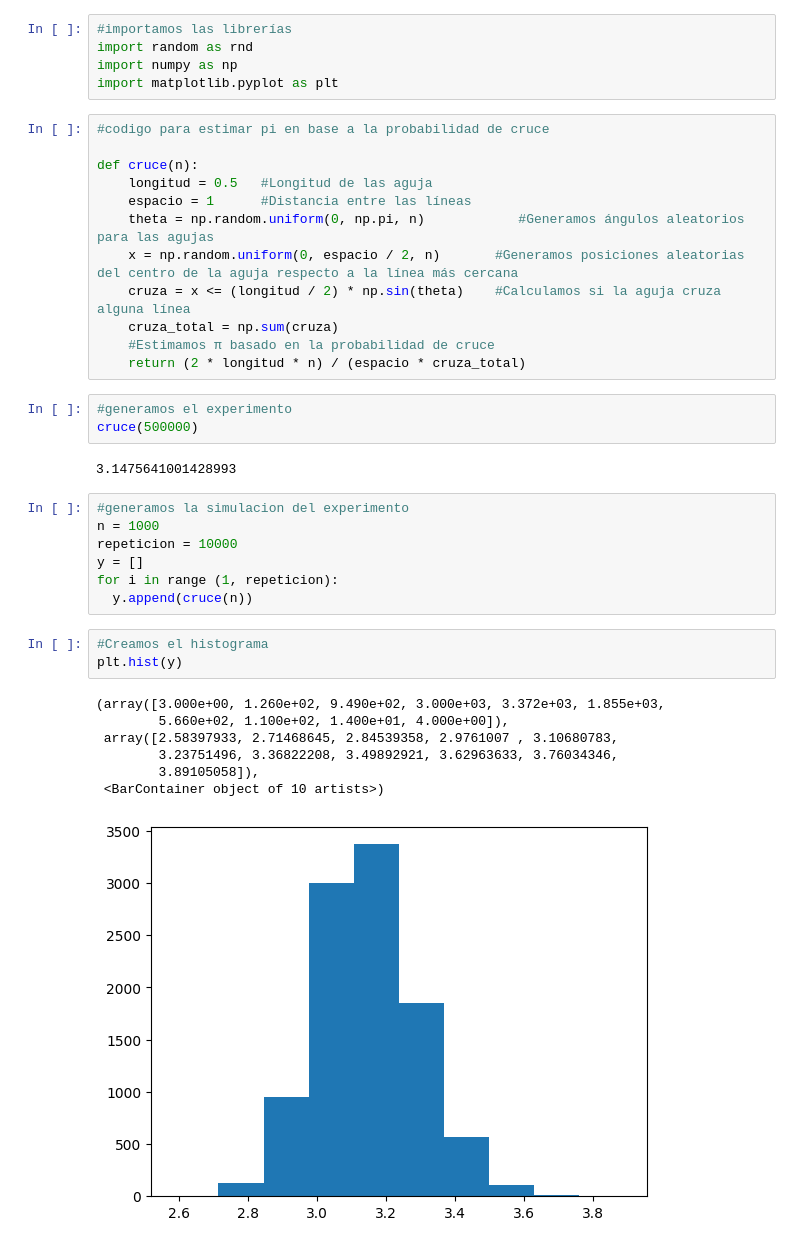
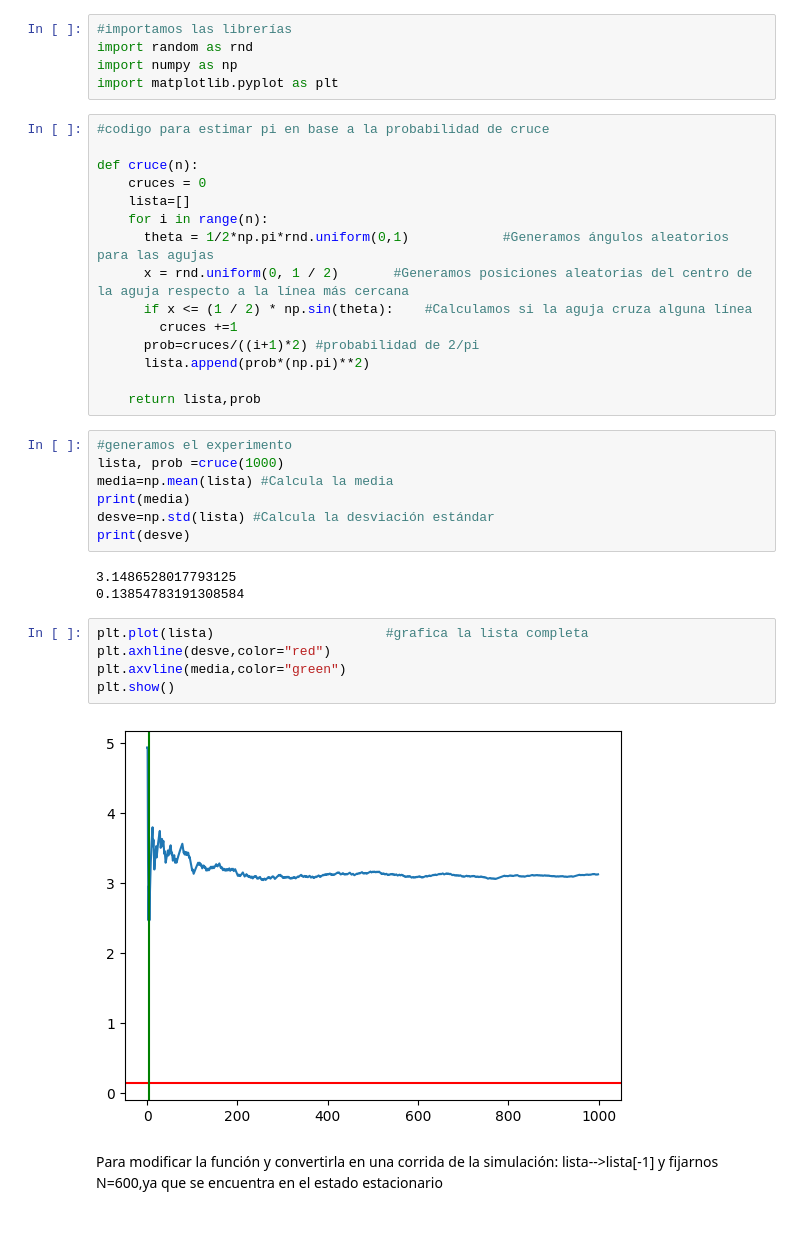
Before and after one commit to Areliortiz/Simulaci-n-, a Jupyter notebook: AgujaDeBufon_Tarea.ipynb, the cells around one changed output. Saved outputs shown, nothing was run; the diff lists cells and outputs as text.

```diff
--- a/AgujaDeBufon_Tarea.ipynb
+++ b/AgujaDeBufon_Tarea.ipynb
@@ -115,34 +64,33 @@ import matplotlib.pyplot as plt
 #codigo para estimar pi en base a la probabilidad de cruce
 
 def cruce(n):
-    longitud = 0.5   #Longitud de las aguja
-    espacio = 1      #Distancia entre las líneas
-    theta = np.random.uniform(0, np.pi, n)            #Generamos ángulos aleatorios para las agujas
-    x = np.random.uniform(0, espacio / 2, n)       #Generamos posiciones aleatorias del centro de la aguja respecto a la línea más cercana
-    cruza = x <= (longitud / 2) * np.sin(theta)    #Calculamos si la aguja cruza alguna línea
-    cruza_total = np.sum(cruza)
-    #Estimamos π basado en la probabilidad de cruce
-    return (2 * longitud * n) / (espacio * cruza_total)
+    cruces = 0
+    lista=[]
+    for i in range(n):
+      theta = 1/2*np.pi*rnd.uniform(0,1)            #Generamos ángulos aleatorios para las agujas
+      x = rnd.uniform(0, 1 / 2)       #Generamos posiciones aleatorias del centro de la aguja respecto a la línea más cercana
+      if x <= (1 / 2) * np.sin(theta):    #Calculamos si la aguja cruza alguna línea
+        cruces +=1
+      prob=cruces/((i+1)*2) #probabilidad de 2/pi
+      lista.append(prob*(np.pi)**2)
+
+    return lista,prob
-# %%
-#generamos el experimento
-cruce(500000)
-# %% [output]
-3.1475641001428993
-# %%
-#generamos la simulacion del experimento
-n = 1000
-repeticion = 10000
-y = []
-for i in range (1, repeticion):
-  y.append(cruce(n))
-# %%
-#Creamos el histograma
-plt.hist(y)
-# %% [output]
-(array([3.000e+00, 1.260e+02, 9.490e+02, 3.000e+03, 3.372e+03, 1.855e+03,
-        5.660e+02, 1.100e+02, 1.400e+01, 4.000e+00]),
- array([2.58397933, 2.71468645, 2.84539358, 2.9761007 , 3.10680783,
-        3.23751496, 3.36822208, 3.49892921, 3.62963633, 3.76034346,
-        3.89105058]),
- <BarContainer object of 10 artists>)
-[figure, removed]
+# %%
+#generamos el experimento
+lista, prob =cruce(1000)
+media=np.mean(lista) #Calcula la media
+print(media)
+desve=np.std(lista) #Calcula la desviación estándar
+print(desve)
+# %% [output]
+3.1486528017793125
+0.13854783191308584
+# %%
+plt.plot(lista)                      #grafica la lista completa
+plt.axhline(desve,color="red")
+plt.axvline(media,color="green")
+plt.show()
+# %% [output]
+[figure, added]
+# %% [markdown]
+Para modificar la función y convertirla en una corrida de la simulación: lista-->lista[-1] y fijarnos N=600,ya que se encuentra en el estado estacionario
```
Also changed, not shown: parts of 8 cells of this notebook.
